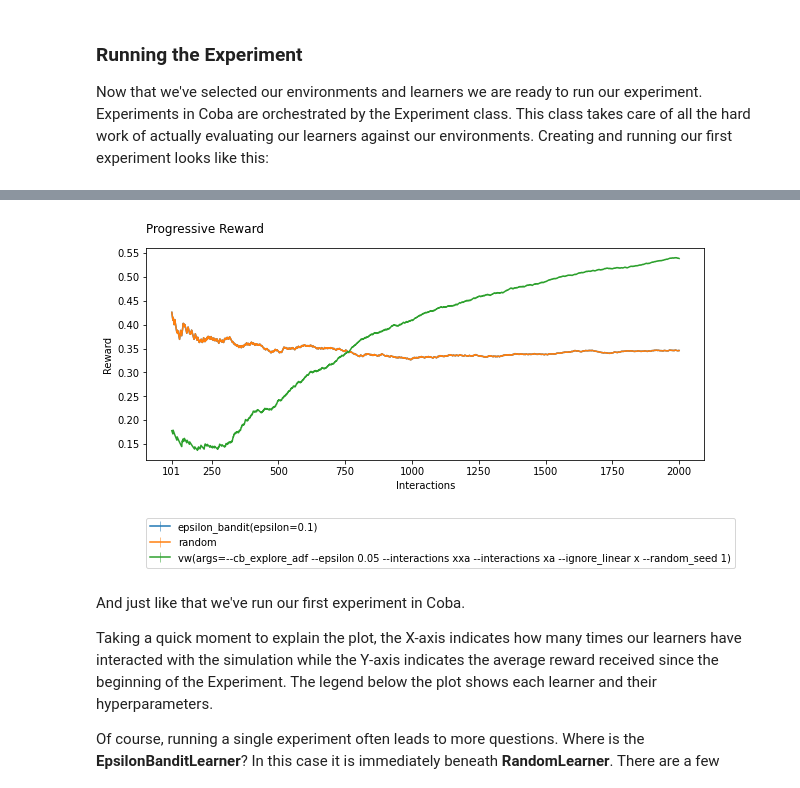
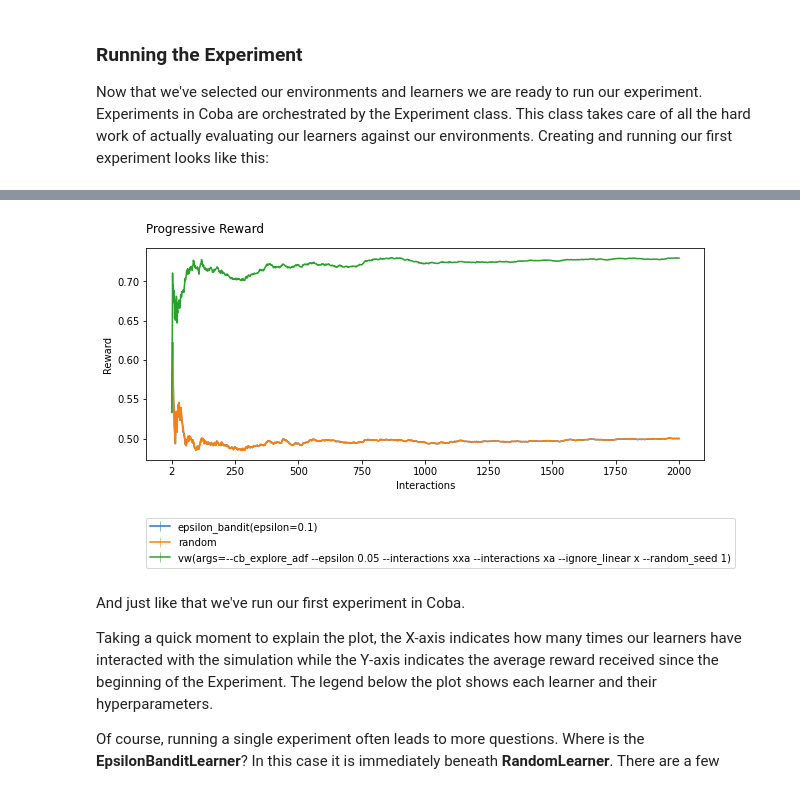
Before and after one commit to VowpalWabbit/coba, a Jupyter notebook: examples/notebooks/First Experiment.ipynb, the cells around one changed output, grey strips where cells are left out. Drawn from its saved outputs; the diff is of its cells as text; code cells hidden in the pictures.

```diff
--- a/examples/notebooks/First Experiment.ipynb
+++ b/examples/notebooks/First Experiment.ipynb
@@ -34,7 +34,7 @@ from coba.environments import Environments
 from coba.learners     import RandomLearner, EpsilonBanditLearner, VowpalEpsilonLearner
 from coba.experiments  import Experiment
 
-environments = Environments.from_linear_synthetic(2000).binary()
+environments = Environments.from_linear_synthetic(2000)
 learners     = [ RandomLearner(), EpsilonBanditLearner(0.1), VowpalEpsilonLearner() ]
 
 Experiment(environments, learners).evaluate().plot_learners()
@@ -52,4 +52,4 @@ Experiment(environments, learners).evaluate().plot_learners()
-[figure, old version]
+[figure, new version]
 # %% [markdown]
 And just like that we've run our first experiment in Coba.
 
```
Also changed, not shown: parts of 5 cells of this notebook, 9 other files.
